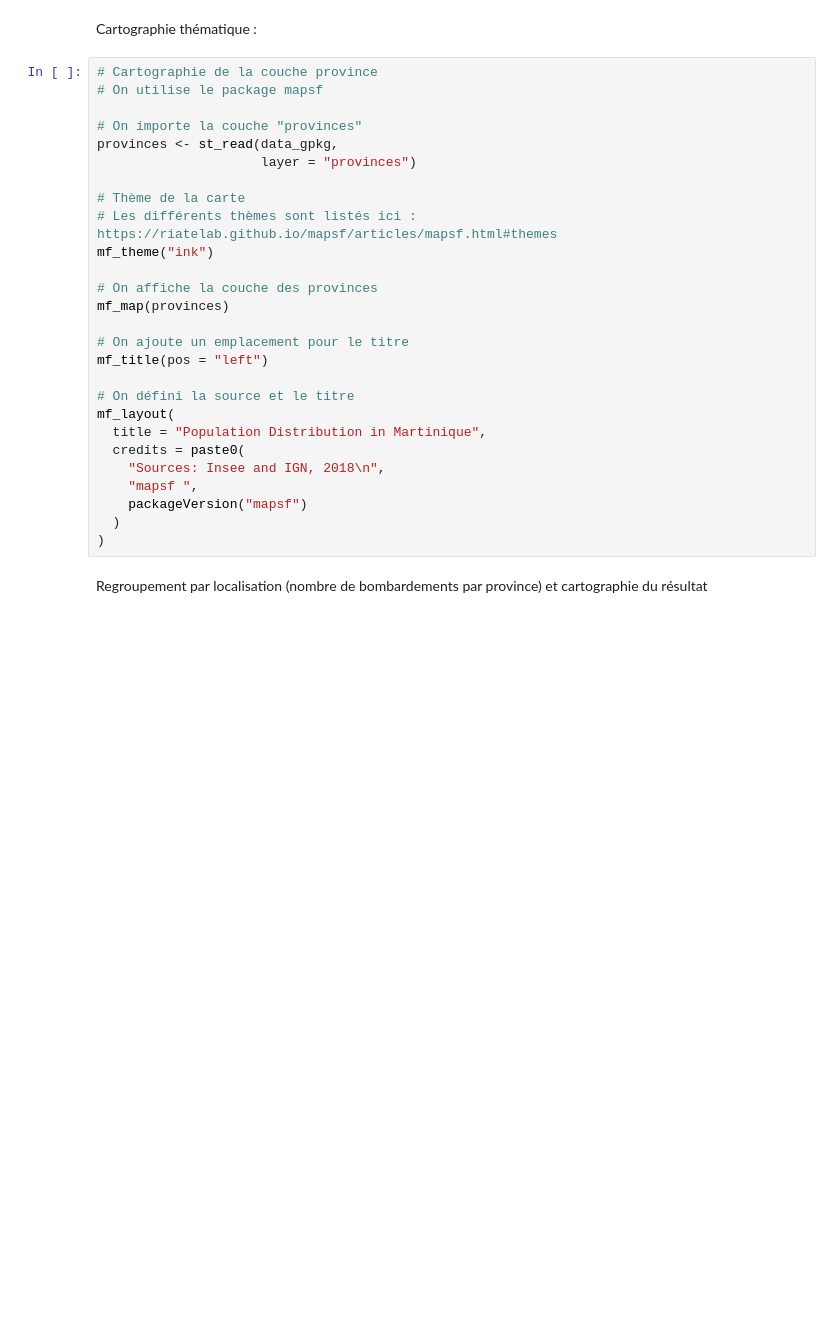
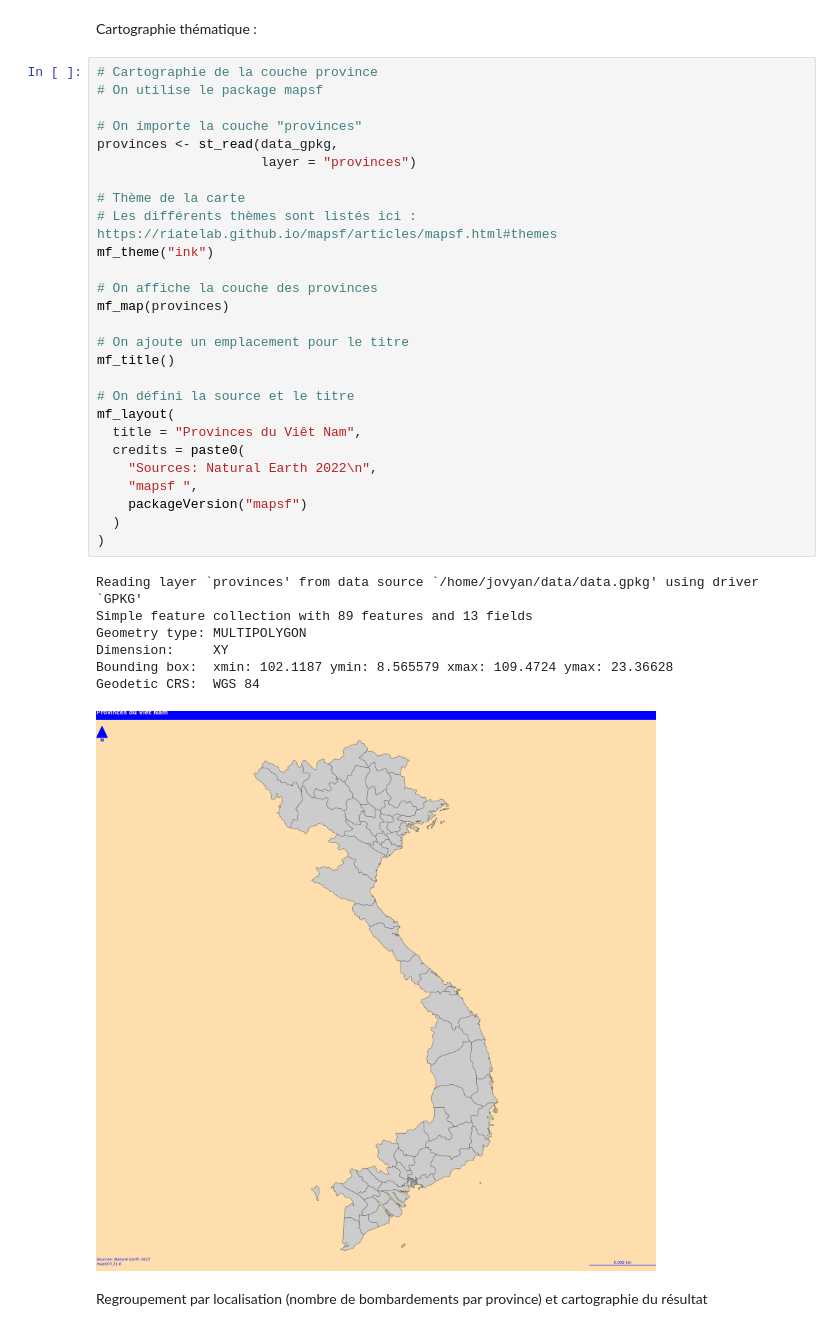
Before and after one commit to MBunel/Analyse-de-donn-es-Carthag-o, a Jupyter notebook: TP.ipynb, the cells around one changed output. Cells and saved outputs as stored; diff of their text form; blank space fills up the shorter version.

```diff
--- a/TP.ipynb
+++ b/TP.ipynb
@@ -139,30 +169,38 @@ Cartographie thématique :
 # %%
 # Cartographie de la couche province
 # On utilise le package mapsf
 
 # On importe la couche "provinces"
 provinces <- st_read(data_gpkg,
                      layer = "provinces")
 
 # Thème de la carte
 # Les différents thèmes sont listés ici : https://riatelab.github.io/mapsf/articles/mapsf.html#themes
 mf_theme("ink")
 
 # On affiche la couche des provinces
 mf_map(provinces)
 
 # On ajoute un emplacement pour le titre
-mf_title(pos = "left")
+mf_title()
 
 # On défini la source et le titre
 mf_layout(
-  title = "Population Distribution in Martinique",
+  title = "Provinces du Viêt Nam",
   credits = paste0(
-    "Sources: Insee and IGN, 2018\n",
+    "Sources: Natural Earth 2022\n",
     "mapsf ",
     packageVersion("mapsf")
   )
 )
+# %% [output]
+Reading layer `provinces' from data source `/home/jovyan/data/data.gpkg' using driver `GPKG'
+Simple feature collection with 89 features and 13 fields
+Geometry type: MULTIPOLYGON
+Dimension:     XY
+Bounding box:  xmin: 102.1187 ymin: 8.565579 xmax: 109.4724 ymax: 23.36628
+Geodetic CRS:  WGS 84
+[figure, added]
 # %% [markdown]
 Regroupement par localisation (nombre de bombardements par province) et cartographie du résultat
 # %%
```
Also changed, not shown: parts of 18 cells of this notebook.
